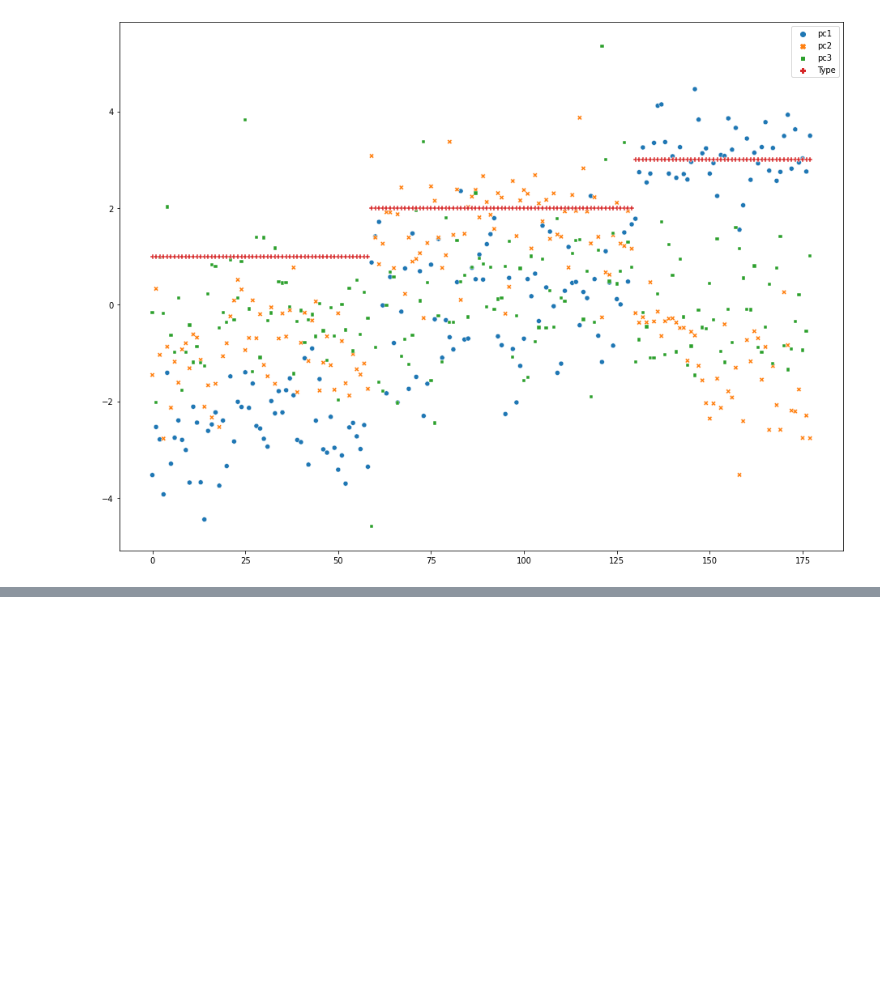
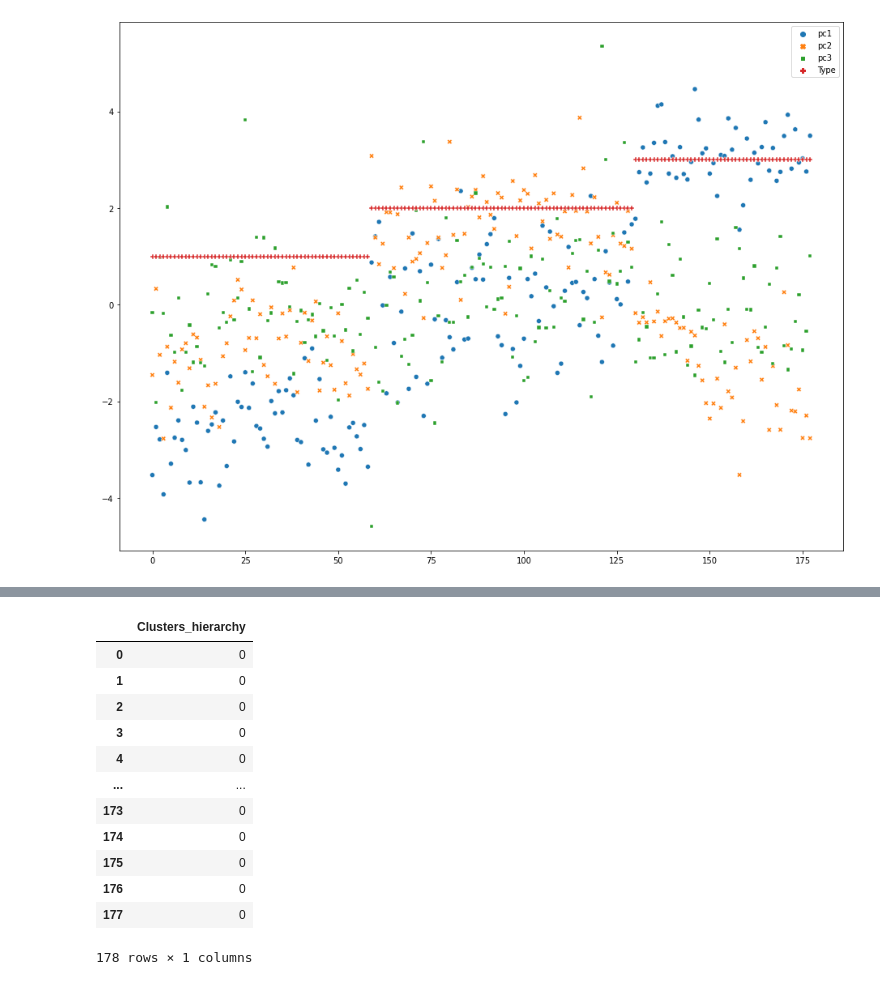
Before and after one commit to Bhavin52/Assignment, a Jupyter notebook: PCA_Q1.ipynb, the cells around one changed output, grey strips where cells are left out. Saved outputs shown, nothing was run; the diff lists cells and outputs as text; code cells hidden in the pictures; blank space fills up the shorter version.

```diff
--- a/PCA_Q1.ipynb
+++ b/PCA_Q1.ipynb
@@ -227,0 +241,21 @@ sns.scatterplot(data=f_wine)
+# %%
+hc = AgglomerativeClustering(n_clusters=3, affinity = 'euclidean', linkage = 'single')
+# %%
+# save clusters for chart
+y_hc = hc.fit_predict(f_wine)
+Clusters_hierarchy=pd.DataFrame(y_hc,columns=['Clusters_hierarchy'])
+Clusters_hierarchy
+# %% [output]
+|  | Clusters_hierarchy |
+| 0 | 0 |
+| 1 | 0 |
+| 2 | 0 |
+| 3 | 0 |
+| 4 | 0 |
+| ... | ... |
+| 173 | 0 |
+| 174 | 0 |
+| 175 | 0 |
+| 176 | 0 |
+| 177 | 0 |
+178 rows × 1 columns
```
Also changed, not shown: parts of 8 cells of this notebook.
